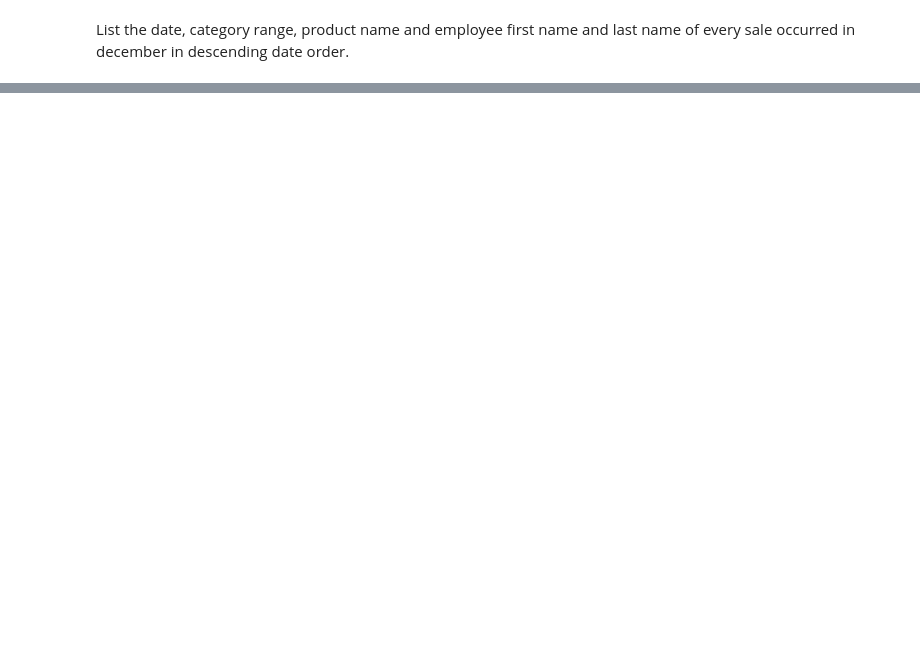
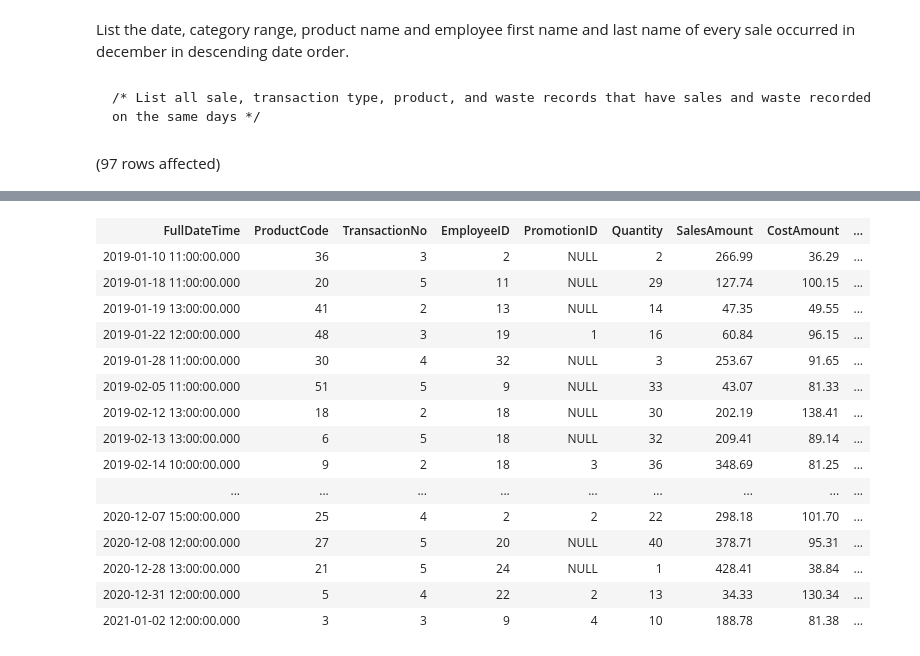
Before and after one commit to Kru301019/data-warehouse, a Jupyter notebook: task 4.joins.ipynb, the cells around one changed output, grey strips where cells are left out. Cells and saved outputs as stored; diff of their text form; code cells hidden in the pictures; blank space fills up the shorter version.

````diff
--- a/task 4.joins.ipynb
+++ b/task 4.joins.ipynb
@@ -38,3 +38,13 @@ from DimDateTime DDT
     JOIN DimCategory DC ON DC.CategoryID = DP.CategoryID
     JOIN DimEmployee DE ON DE.EmployeeID = FS.EmployeeID
 where DDT.DTMonthName = 'december';
+# %% [markdown]
+```
+/* List all sale, transaction type, product, and waste records that have sales and waste recorded on the same days */
+```
+# %%
+Select * From FactSales inner join DimTransactionType on FactSales.TransactionNo = DimTransactionType.TransactionNo
+INNER join DimProduct on FactSales.ProductCode = DimProduct.ProductCode
+inner join FactWaste on DimProduct.ProductCode = FactWaste.ProductCode and CAST(FullDateTime as DATE) =FullDate
+# %% [output]
+(97 rows affected)
@@ -40,0 +52,16 @@ where DDT.DTMonthName = 'december';
+| FullDateTime | ProductCode | TransactionNo | EmployeeID | PromotionID | Quantity | SalesAmount | CostAmount | ... |
+| 2019-01-10 11:00:00.000 | 36 | 3 | 2 | NULL | 2 | 266.99 | 36.29 | ... |
+| 2019-01-18 11:00:00.000 | 20 | 5 | 11 | NULL | 29 | 127.74 | 100.15 | ... |
+| 2019-01-19 13:00:00.000 | 41 | 2 | 13 | NULL | 14 | 47.35 | 49.55 | ... |
+| 2019-01-22 12:00:00.000 | 48 | 3 | 19 | 1 | 16 | 60.84 | 96.15 | ... |
+| 2019-01-28 11:00:00.000 | 30 | 4 | 32 | NULL | 3 | 253.67 | 91.65 | ... |
+| 2019-02-05 11:00:00.000 | 51 | 5 | 9 | NULL | 33 | 43.07 | 81.33 | ... |
+| 2019-02-12 13:00:00.000 | 18 | 2 | 18 | NULL | 30 | 202.19 | 138.41 | ... |
+| 2019-02-13 13:00:00.000 | 6 | 5 | 18 | NULL | 32 | 209.41 | 89.14 | ... |
+| 2019-02-14 10:00:00.000 | 9 | 2 | 18 | 3 | 36 | 348.69 | 81.25 | ... |
+| ... | ... | ... | ... | ... | ... | ... | ... | ... |
+| 2020-12-07 15:00:00.000 | 25 | 4 | 2 | 2 | 22 | 298.18 | 101.70 | ... |
+| 2020-12-08 12:00:00.000 | 27 | 5 | 20 | NULL | 40 | 378.71 | 95.31 | ... |
+| 2020-12-28 13:00:00.000 | 21 | 5 | 24 | NULL | 1 | 428.41 | 38.84 | ... |
+| 2020-12-31 12:00:00.000 | 5 | 4 | 22 | 2 | 13 | 34.33 | 130.34 | ... |
+| 2021-01-02 12:00:00.000 | 3 | 3 | 9 | 4 | 10 | 188.78 | 81.38 | ... |
````
Also changed, not shown: parts of 1 cell of this notebook, 2 other files.
